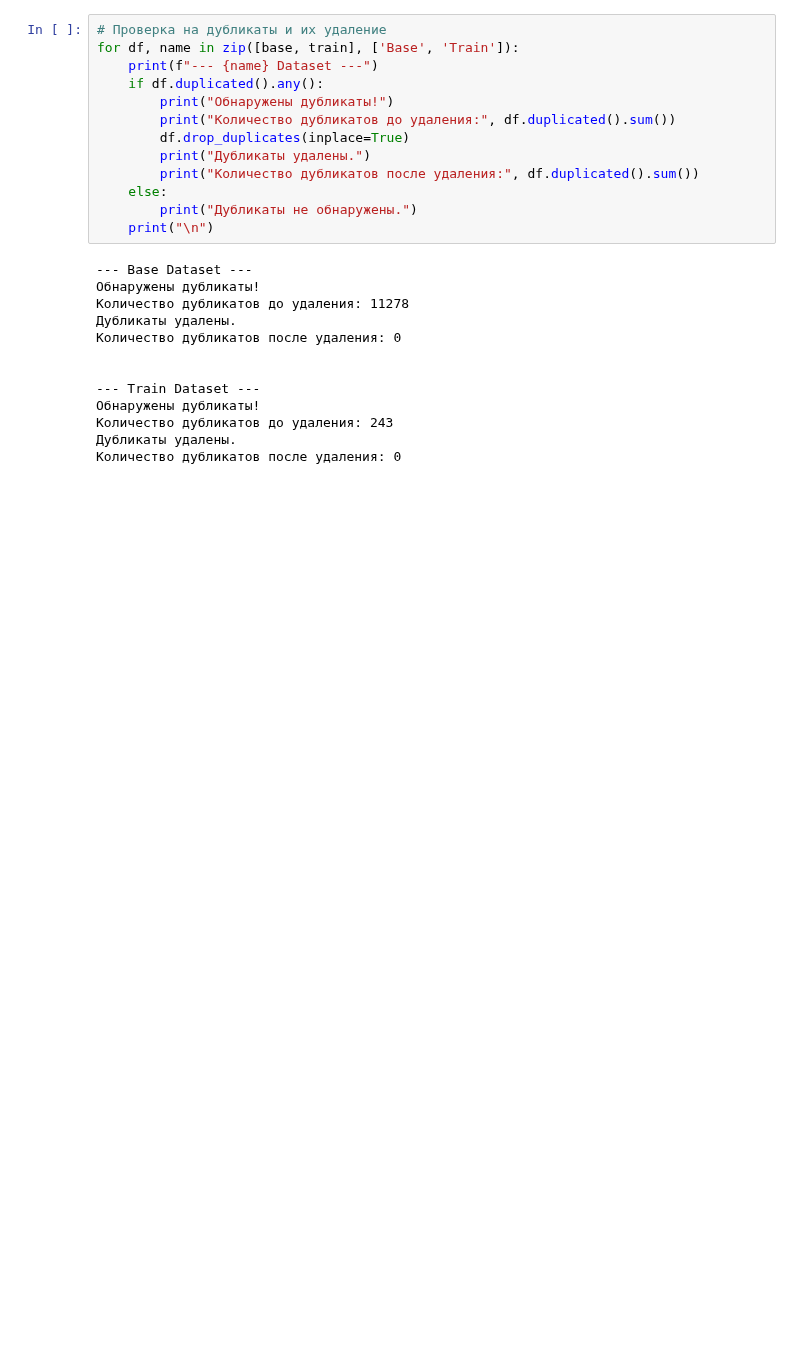
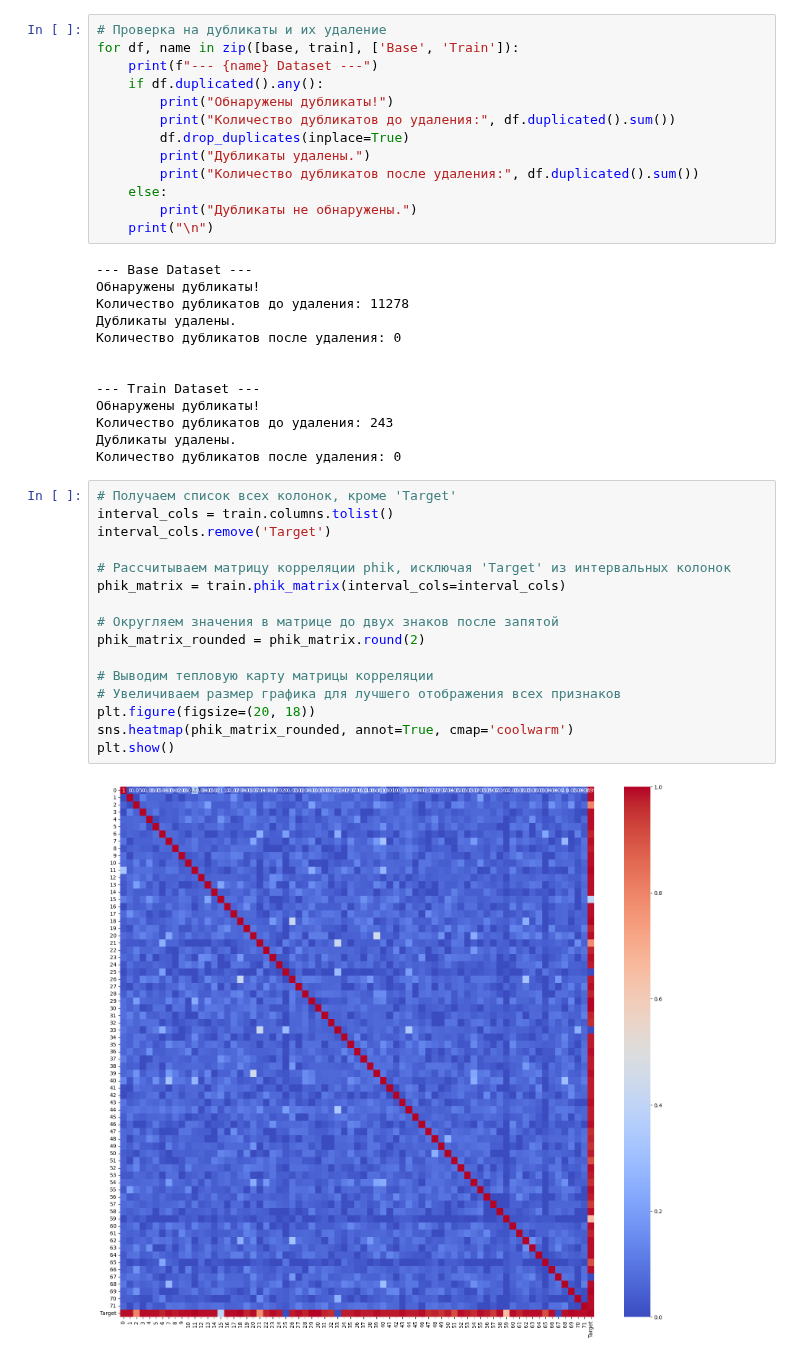
Before and after one commit to IvanovMaxim1992/project, a Jupyter notebook: Мэтчинг товаров Мастерская 2.ipynb, the cells around one changed output. Cells and saved outputs as stored; diff of their text form; blank space fills up the shorter version.

```diff
--- a/Мэтчинг товаров Мастерская 2.ipynb
+++ b/Мэтчинг товаров Мастерская 2.ipynb
@@ -158,3 +180,21 @@ for df, name in zip([base, train], ['Base', 'Train']):
 Количество дубликатов до удаления: 243
 Дубликаты удалены.
 Количество дубликатов после удаления: 0
+# %%
+# Получаем список всех колонок, кроме 'Target'
+interval_cols = train.columns.tolist()
+interval_cols.remove('Target')
+
+# Рассчитываем матрицу корреляции phik, исключая 'Target' из интервальных колонок
+phik_matrix = train.phik_matrix(interval_cols=interval_cols)
+
+# Округляем значения в матрице до двух знаков после запятой
+phik_matrix_rounded = phik_matrix.round(2)
+
+# Выводим тепловую карту матрицы корреляции
+# Увеличиваем размер графика для лучшего отображения всех признаков
+plt.figure(figsize=(20, 18))
+sns.heatmap(phik_matrix_rounded, annot=True, cmap='coolwarm')
+plt.show()
+# %% [output]
+[figure, added]
```
Also changed, not shown: parts of 13 cells of this notebook, 2 other files.
